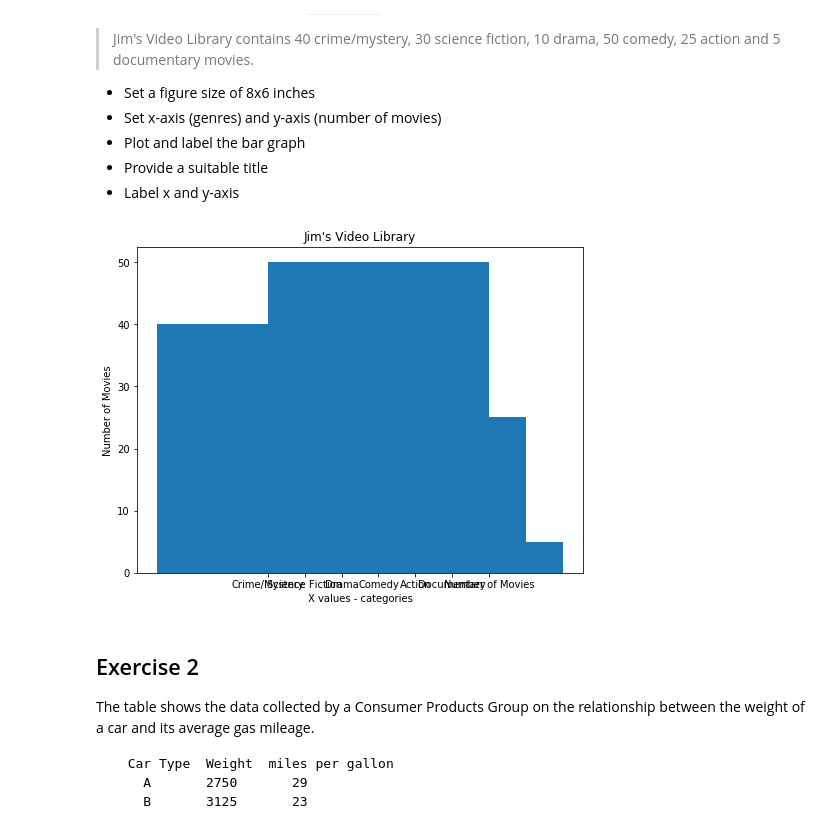
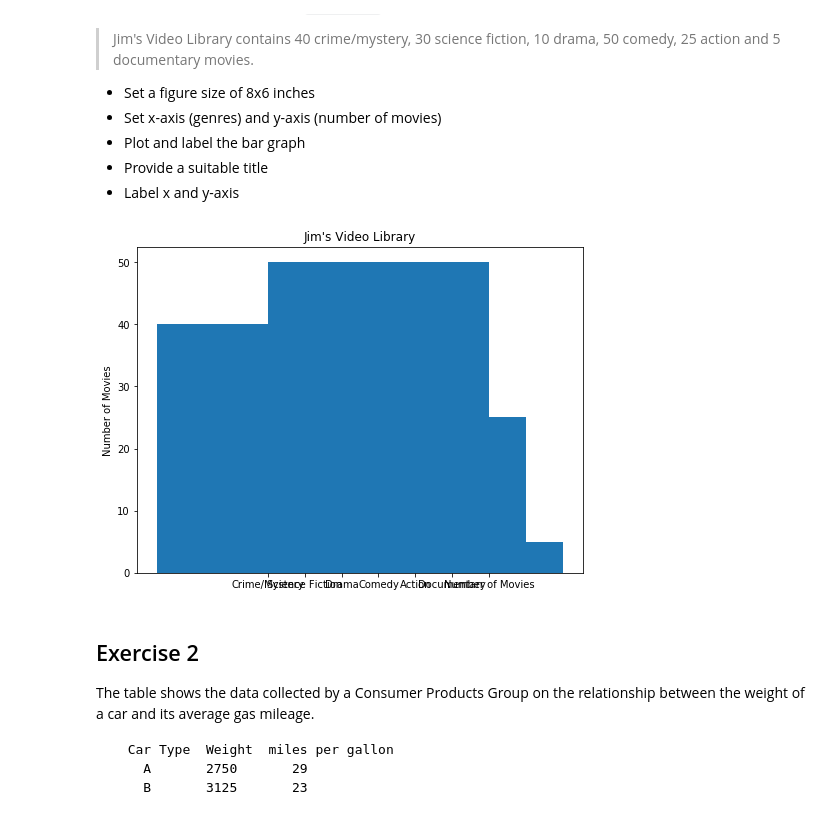
Before and after one commit to josephmaciunas/dsc-0-01-22-visualizing-data-lab-online-ds-sp-000, a Jupyter notebook: index.ipynb, the cells around one changed output. Cells and saved outputs as stored; diff of their text form; code cells hidden in the pictures.

```diff
--- a/index.ipynb
+++ b/index.ipynb
@@ -23,29 +23,29 @@ Make a vertical bar graph using `plt.bar()` for the following set of data:
 # %%
 # import the required libraries
 import numpy as np
 import matplotlib.pyplot as plt
 
 y = [40, 30, 10, 50, 25, 5]
 x = ['Crime/Mystery', 'Science Fiction', 'Drama', 'Comedy', 'Action', 'Documentary']
 labels = ['Number of Movies']
 
 # Set a figure size
 plt.figure(figsize=(8,6))
 
 # Plot vertical bars of fixed width by passing x and y values to .bar() function
 plt.bar(x, y, labels)
 
-plt.xlabel('X values - categories')
+#plt.xlabel('X values - categories')
 plt.ylabel('Number of Movies')
 
 
 # Give a title to the bar graph
 plt.title("Jim's Video Library")
 
 # Output the final plot
 plt.show()
 # %% [output]
-[figure, old version]
+[figure, new version]
 # %% [markdown]
 ## Exercise 2
 
```
